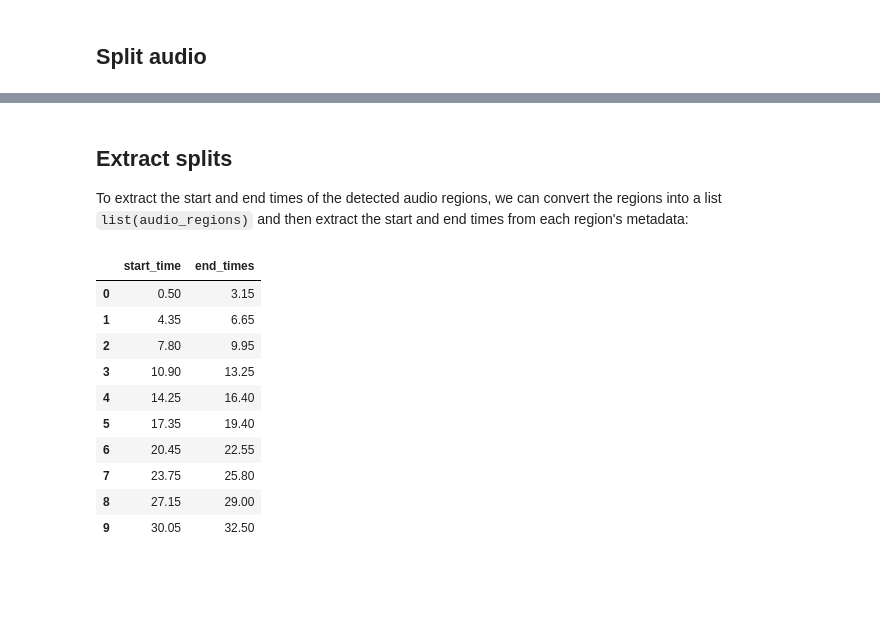
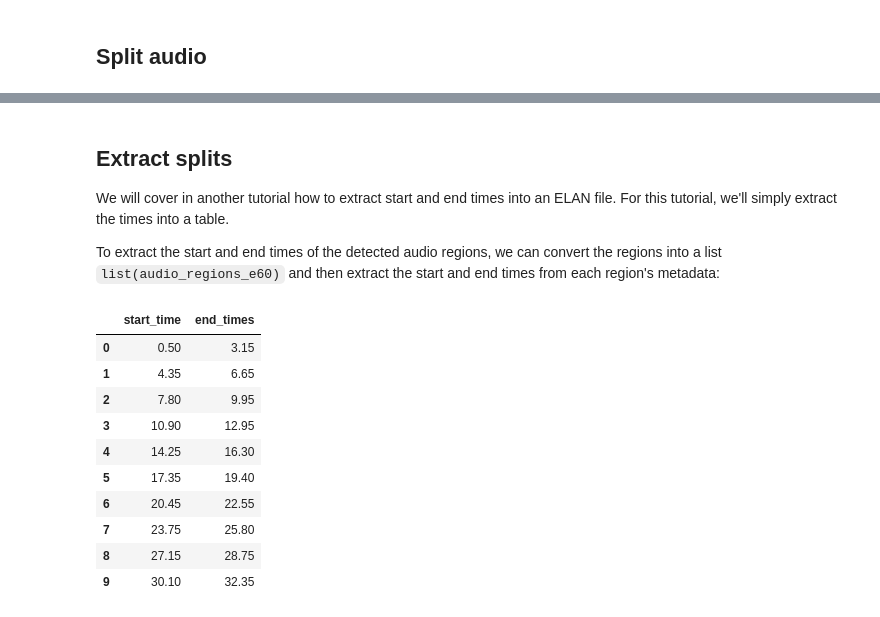
Before and after one commit to parledoct/notebooks, a Jupyter notebook: vad_auditok_tutorial.ipynb, the cells around one changed output, grey strips where cells are left out. Cells and saved outputs as stored; diff of their text form; code cells hidden in the pictures; blank space fills up the shorter version.

```diff
--- a/vad_auditok_tutorial.ipynb
+++ b/vad_auditok_tutorial.ipynb
@@ -50,0 +76,2 @@ audio_regions = recording.split_and_plot(energy_threshold=55)
+# %%
+audio_regions_e60 = recording.split_and_plot(energy_threshold=60)
@@ -51,24 +80,26 @@ audio_regions = recording.split_and_plot(energy_threshold=55)
 # %% [markdown]
 ## Extract splits
 
-To extract the start and end times of the detected audio regions, we can convert the regions into a list `list(audio_regions)` and then extract the start and end times from each region's metadata:
+We will cover in another tutorial how to extract start and end times into an ELAN file. For this tutorial, we'll simply extract the times into a table.
+
+To extract the start and end times of the detected audio regions, we can convert the regions into a list `list(audio_regions_e60)` and then extract the start and end times from each region's metadata:
 # %%
 import pandas as pd
 
-regions_list = list(audio_regions)
+regions_list = list(audio_regions_e60)
 start_times  = [ r.meta.start for r in regions_list ]
 end_times    = [ r.meta.end for r in regions_list ]
 
 pd.DataFrame({"start_time" : start_times, "end_times"  : end_times })
 # %% [output]
 |  | start_time | end_times |
 | 0 | 0.50 | 3.15 |
 | 1 | 4.35 | 6.65 |
 | 2 | 7.80 | 9.95 |
-| 3 | 10.90 | 13.25 |
-| 4 | 14.25 | 16.40 |
+| 3 | 10.90 | 12.95 |
+| 4 | 14.25 | 16.30 |
 | 5 | 17.35 | 19.40 |
 | 6 | 20.45 | 22.55 |
 | 7 | 23.75 | 25.80 |
-| 8 | 27.15 | 29.00 |
-| 9 | 30.05 | 32.50 |
+| 8 | 27.15 | 28.75 |
+| 9 | 30.10 | 32.35 |
```
Also changed, not shown: parts of 10 cells of this notebook.
